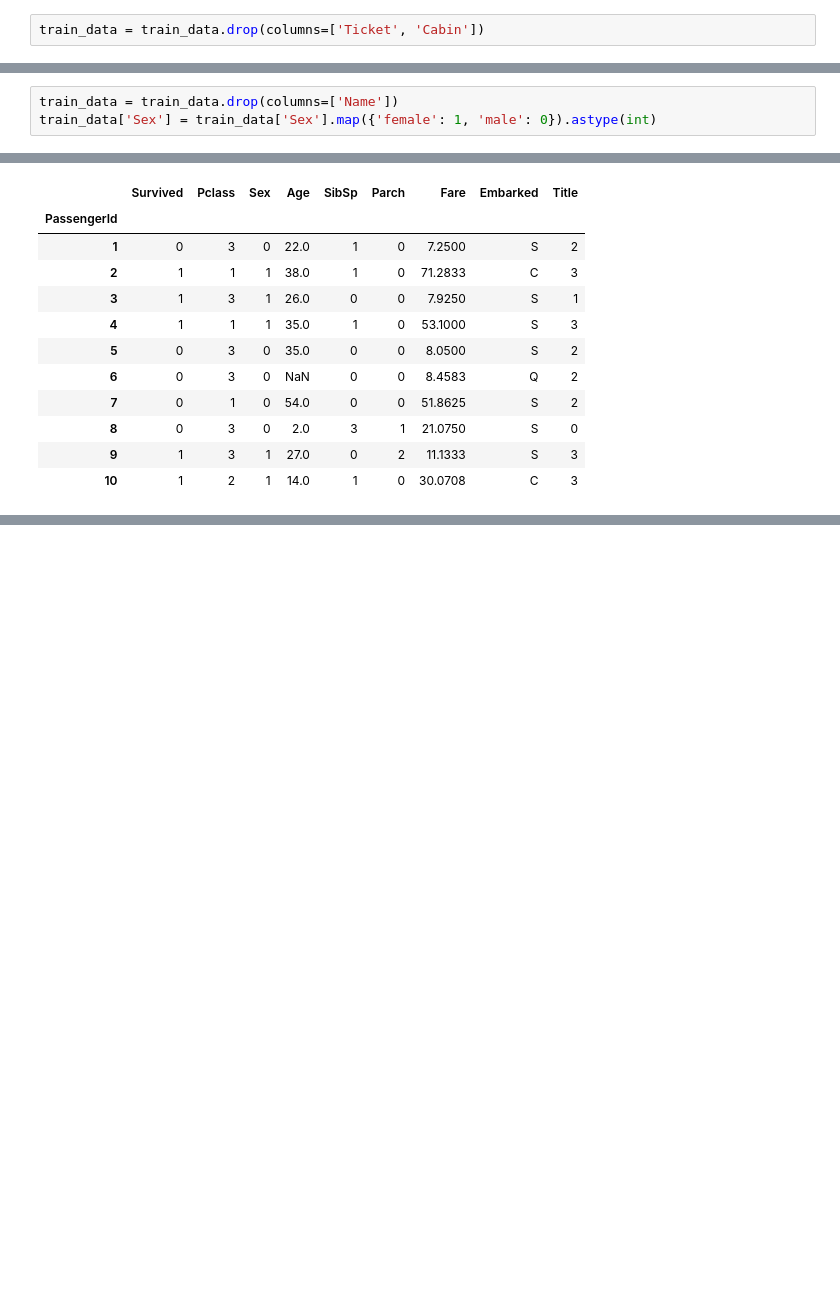
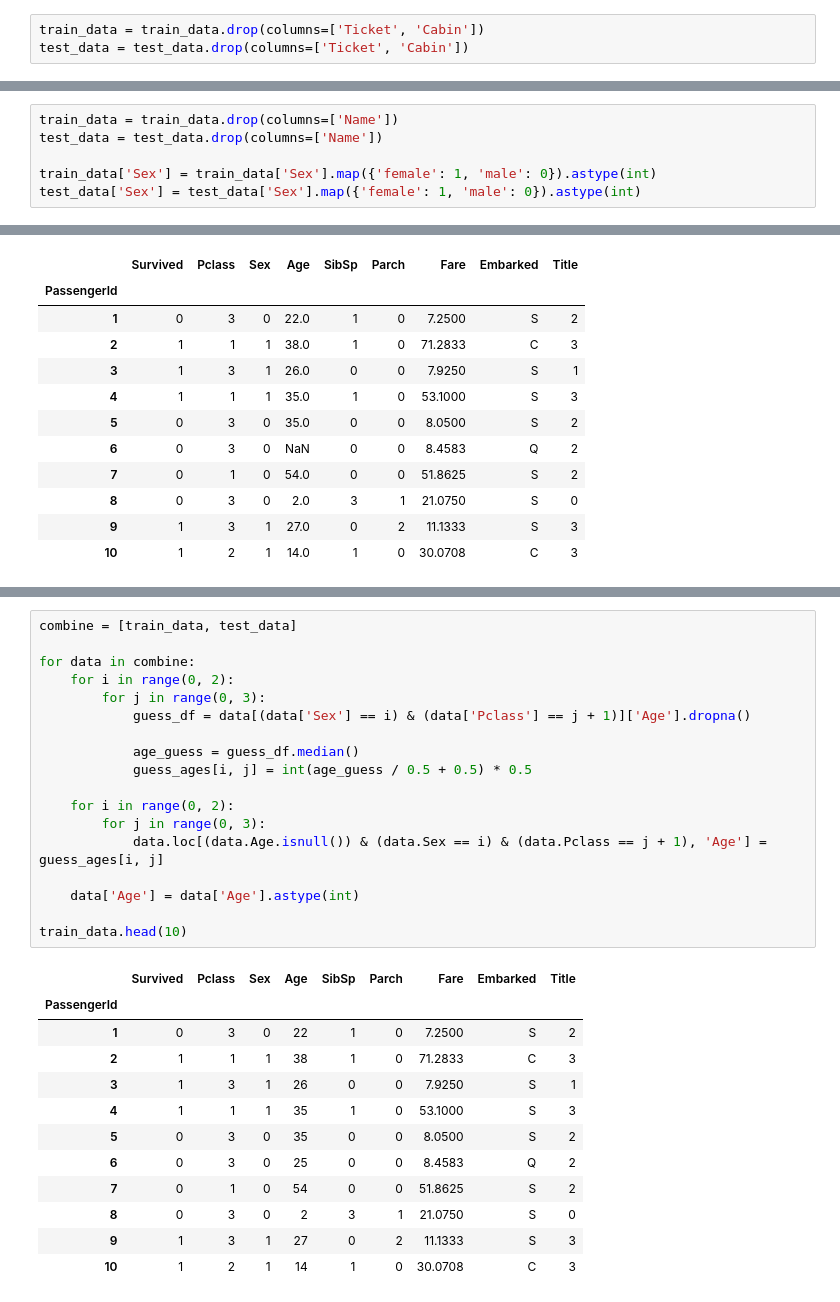
Before and after one commit to vvasilescu-uni/ML-Project, a Jupyter notebook: notebook.ipynb, the cells around one changed output, grey strips where cells are left out. Cells and saved outputs as stored; diff of their text form; blank space fills up the shorter version.

```diff
--- a/notebook.ipynb
+++ b/notebook.ipynb
@@ -200,4 +203,5 @@ graph.add_legend()
 ### Correcting data
 # %%
 train_data = train_data.drop(columns=['Ticket', 'Cabin'])
+test_data = test_data.drop(columns=['Ticket', 'Cabin'])
 # %%
@@ -235,7 +242,10 @@ train_data[['Title', 'Survived']].groupby(['Title'], as_index=True).mean()
 | 4 | 0.347826 |
 # %%
 train_data = train_data.drop(columns=['Name'])
+test_data = test_data.drop(columns=['Name'])
+
 train_data['Sex'] = train_data['Sex'].map({'female': 1, 'male': 0}).astype(int)
+test_data['Sex'] = test_data['Sex'].map({'female': 1, 'male': 0}).astype(int)
 # %%
 train_data.head(10)
 # %% [output]
@@ -253,0 +280,31 @@ train_data.head(10)
+# %%
+combine = [train_data, test_data]
+
+for data in combine:
+    for i in range(0, 2):
+        for j in range(0, 3):
+            guess_df = data[(data['Sex'] == i) & (data['Pclass'] == j + 1)]['Age'].dropna()
+
+            age_guess = guess_df.median()
+            guess_ages[i, j] = int(age_guess / 0.5 + 0.5) * 0.5
+
+    for i in range(0, 2):
+        for j in range(0, 3):
+            data.loc[(data.Age.isnull()) & (data.Sex == i) & (data.Pclass == j + 1), 'Age'] = guess_ages[i, j]
+
+    data['Age'] = data['Age'].astype(int)
+
+train_data.head(10)
+# %% [output]
+|  | Survived | Pclass | Sex | Age | SibSp | Parch | Fare | Embarked | Title |
+| PassengerId |  |  |  |  |  |  |  |  |  |
+| 1 | 0 | 3 | 0 | 22 | 1 | 0 | 7.2500 | S | 2 |
+| 2 | 1 | 1 | 1 | 38 | 1 | 0 | 71.2833 | C | 3 |
+| 3 | 1 | 3 | 1 | 26 | 0 | 0 | 7.9250 | S | 1 |
+| 4 | 1 | 1 | 1 | 35 | 1 | 0 | 53.1000 | S | 3 |
+| 5 | 0 | 3 | 0 | 35 | 0 | 0 | 8.0500 | S | 2 |
+| 6 | 0 | 3 | 0 | 25 | 0 | 0 | 8.4583 | Q | 2 |
+| 7 | 0 | 1 | 0 | 54 | 0 | 0 | 51.8625 | S | 2 |
+| 8 | 0 | 3 | 0 | 2 | 3 | 1 | 21.0750 | S | 0 |
+| 9 | 1 | 3 | 1 | 27 | 0 | 2 | 11.1333 | S | 3 |
+| 10 | 1 | 2 | 1 | 14 | 1 | 0 | 30.0708 | C | 3 |
```
Also changed, not shown: parts of 36 cells of this notebook.
